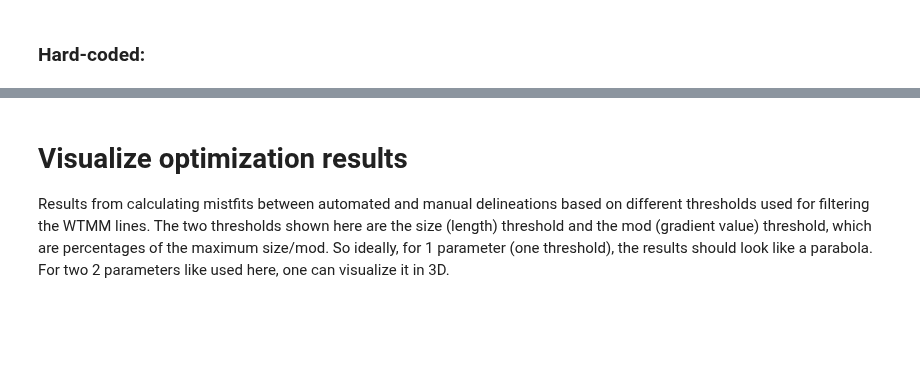
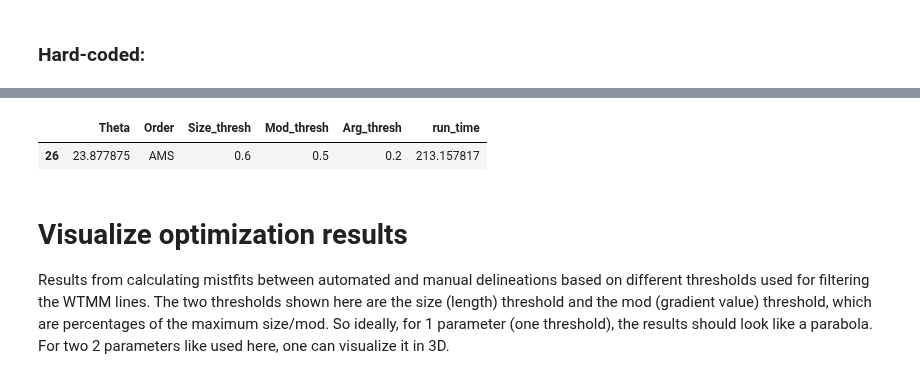
Before and after one commit to jukesliu/automated-glacier-terminus, a Jupyter notebook: Optimization.ipynb, the cells around one changed output, grey strips where cells are left out. Cells and saved outputs as stored; diff of their text form; code cells hidden in the pictures; blank space fills up the shorter version.

```diff
--- a/Optimization.ipynb
+++ b/Optimization.ipynb
@@ -179,9 +179,9 @@ from automated_terminus_functions import objective_func, calc_theta
 #create the thresholds to input into the objective function
 base_size_thresh = 0.7; base_mod_thresh = 0.7; base_arg_thresh = 0.3;
 thresh_range = 0.2; step=0.1;
-size_guesses = np.arange(base_size_thresh-thresh_range, base_size_thresh+thresh_range, step)
-mod_guesses = np.arange(base_mod_thresh-thresh_range, base_mod_thresh+thresh_range, step)
-arg_guesses = np.arange(base_arg_thresh-thresh_range, base_arg_thresh+thresh_range, step)
+size_guesses = np.arange(base_size_thresh-thresh_range, base_size_thresh+thresh_range+step, step)
+mod_guesses = np.arange(base_mod_thresh-thresh_range, base_mod_thresh+thresh_range+step, step)
+arg_guesses = np.arange(base_arg_thresh-thresh_range, base_arg_thresh+thresh_range+step, step)
 # display the threshold guesses
 print(size_guesses); print(mod_guesses); print(arg_guesses)
 # %% [output]
@@ -191,6 +191,7 @@ print(size_guesses); print(mod_guesses); print(arg_guesses)
 # %%
 # create list of thresholding orders to test
-orders = ['_AMS', '_ASM', '_MAS', '_MSA', '_MSA', '_SAM', '_SMA']
+# orders = ['_AMS', '_ASM', '_MAS', '_MSA', '_MSA', '_SAM', '_SMA']
+orders = ['_SAM', '_SMA']
 n_iter = len(orders)*len(size_guesses)*len(mod_guesses)*len(arg_guesses)
 print(n_iter, 'iterations'); print(n_iter*20/60, "max hours to run")
 # %% [output]
@@ -248,3 +275,6 @@ optimization_df
 # %%
-# optimization_df[optimization_df['Theta'] == np.min(optimization_df['Theta'])]
+optimization_df[optimization_df['Theta'] == np.min(optimization_df['Theta'])]
+# %% [output]
+|  | Theta | Order | Size_thresh | Mod_thresh | Arg_thresh | run_time |
+| 26 | 23.877875 | AMS | 0.6 | 0.5 | 0.2 | 213.157817 |
 # %%
```
Also changed, not shown: parts of 5 cells of this notebook.
